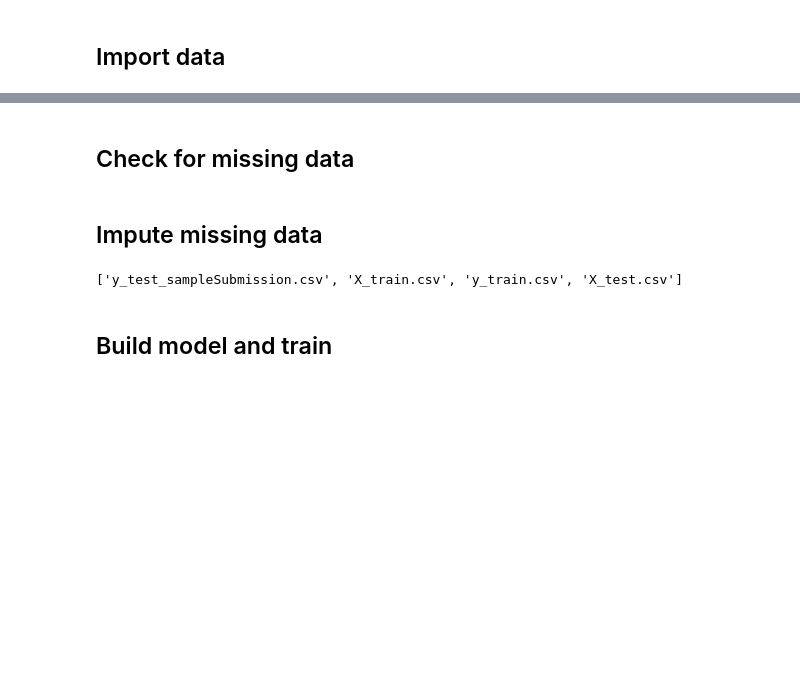
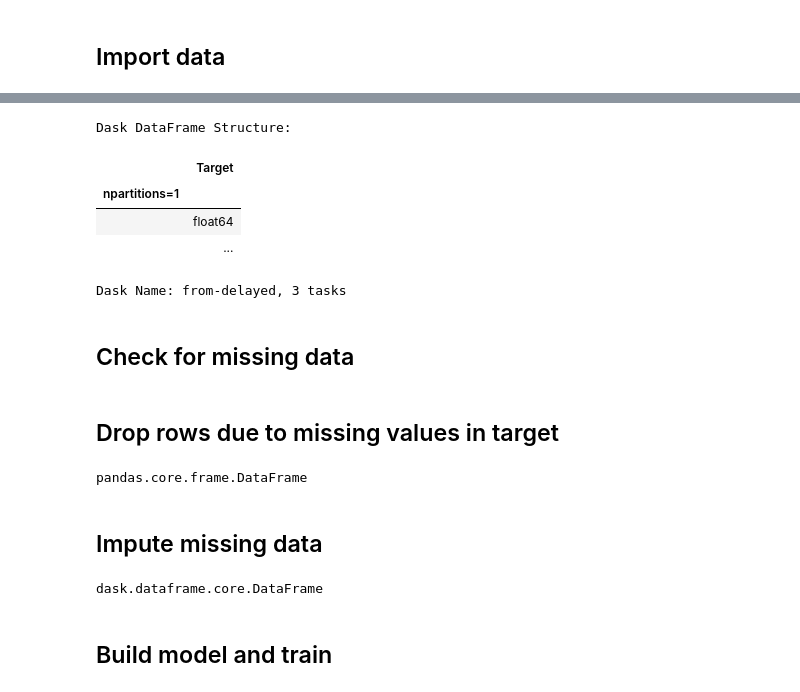
Before and after one commit to jorgenporgen/DAT300, a Jupyter notebook: DAT300_CA1_16.ipynb, the cells around one changed output, grey strips where cells are left out. Saved outputs shown, nothing was run; the diff lists cells and outputs as text; code cells hidden in the pictures; blank space fills up the shorter version.

```diff
--- a/DAT300_CA1_16.ipynb
+++ b/DAT300_CA1_16.ipynb
@@ -79,3 +108,12 @@ y_train_df = import_data(workdir + 'y_train.csv')
+# %%
+y_train_df
+# %% [output]
+Dask DataFrame Structure:
+|  | Target |
+| npartitions=1 |  |
+|  | float64 |
+|  | ... |
+Dask Name: from-delayed, 3 tasks
 # %% [markdown]
 ## Check for missing data
 # %%
@@ -100,3 +138,5 @@ note: the results indicate that the features come in "tripets", e.g. f1 to f3 ha
 We could impute some values very precisely by insert the mean of the other values within the triplet,
 if only one or two values are missing
 """
+# %% [markdown]
+## Drop rows due to missing values in target
@@ -103,3 +176,7 @@ if only one or two values are missing
+# %%
+type(x_train_droprows)
+# %% [output]
+pandas.core.frame.DataFrame
 # %% [markdown]
 ## Impute missing data
 # %%
@@ -111,15 +188,13 @@ imputation_methods = ['correlated_columns', 'col_means']
 if 'col_means' in imputation_methods:
 
     #calculate mean (note that axis needs to be 0 to get columns, which is weird)
-    miin = x_train_df.mean(axis = 0).compute() # Fill with mean value
-    miin2 = y_train_df.min(axis = 0).compute() # Fill with zeros
+    miin = x_train_df_droprows.mean(axis = 0).compute() # Fill with mean value
 
-    x_train_df_imean = x_train_df.fillna(dict(miin))
-    y_train_df_imean = y_train_df.fillna(dict(miin2))
+    x_train_df_impute = x_train_df_droprows.fillna(dict(miin))
 
-    # Transfer back to dask array
+type(x_train_df_impute)
 # %% [output]
-['y_test_sampleSubmission.csv', 'X_train.csv', 'y_train.csv', 'X_test.csv']
+dask.dataframe.core.DataFrame
 # %%
 #impute by inserting value from most closely correlated column:
 
```
Also changed, not shown: parts of 28 cells of this notebook.
